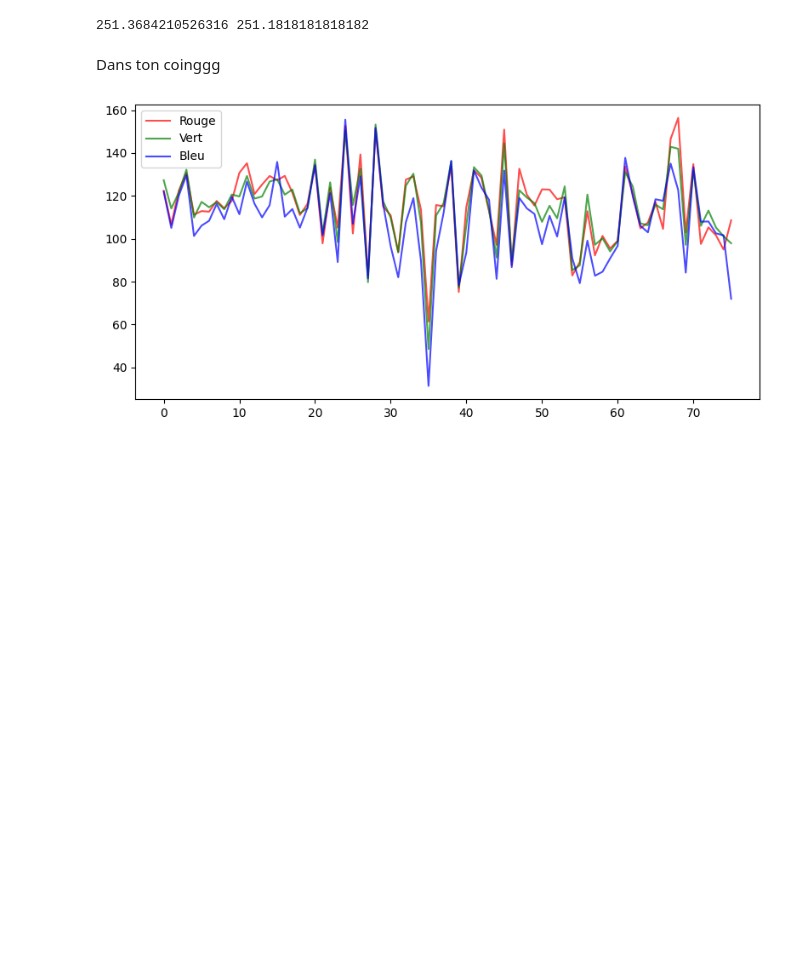
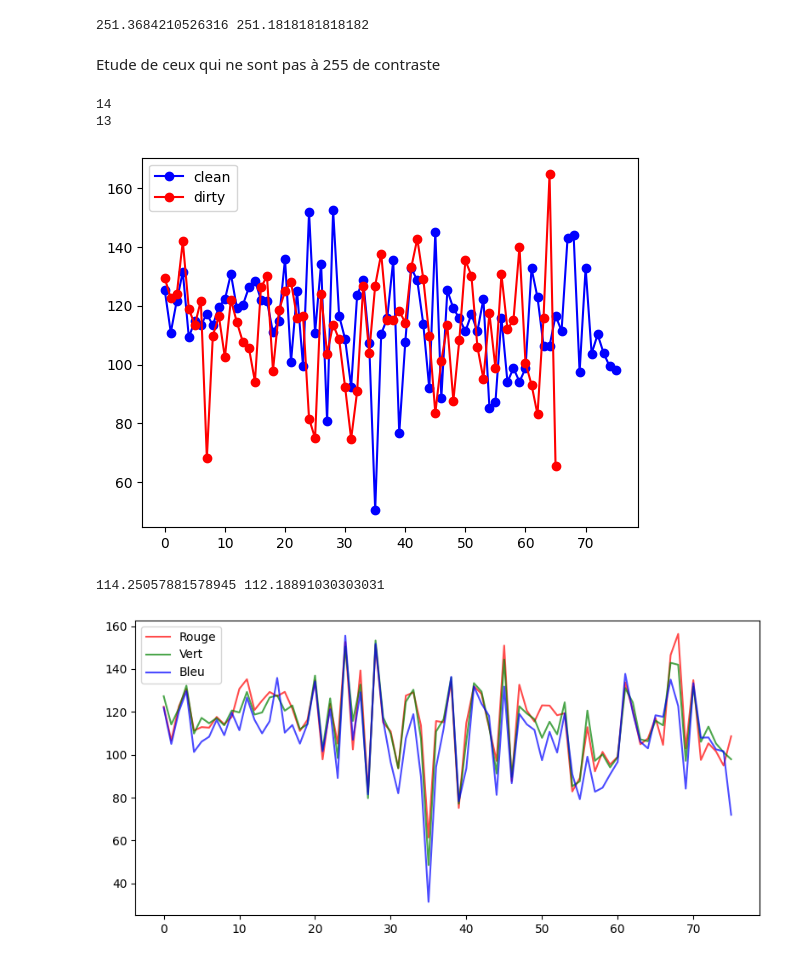
Before and after one commit to Antsurf/bin-oculaire, a Jupyter notebook: app/classifier.ipynb, the cells around one changed output. Drawn from its saved outputs; the diff is of its cells as text; code cells hidden in the pictures; blank space fills up the shorter version.

```diff
--- a/app/classifier.ipynb
+++ b/app/classifier.ipynb
@@ -127,8 +168,24 @@ print(df_clean['contraste'].mean(), df_dirty['contraste'].mean())
 # %% [output]
 [figure]
 251.3684210526316 251.1818181818182
-# %% [markdown]
-Dans ton coinggg
+# %% [markdown]
+Etude de ceux qui ne sont pas à 255 de contraste
+# %%
+print(sum(df_clean['contraste'] < 250))
+print(sum(df_dirty['contraste'] < 250))
+# %% [output]
+14
+13
+# %%
+plt.plot(df_clean.index, df_clean['brightness'], '-o', c='blue', label="clean")
+plt.plot(df_dirty.index, df_dirty['brightness'], '-o', c='red', label="dirty")
+plt.legend()
+plt.show()
+
+print(df_clean['brightness'].mean(), df_dirty['brightness'].mean())
+# %% [output]
+[figure, added]
+114.25057881578945 112.18891030303031
 # %%
 
 r_values = df_clean["mean_r"]
```
Also changed, not shown: parts of 19 cells of this notebook, 1 other file.
